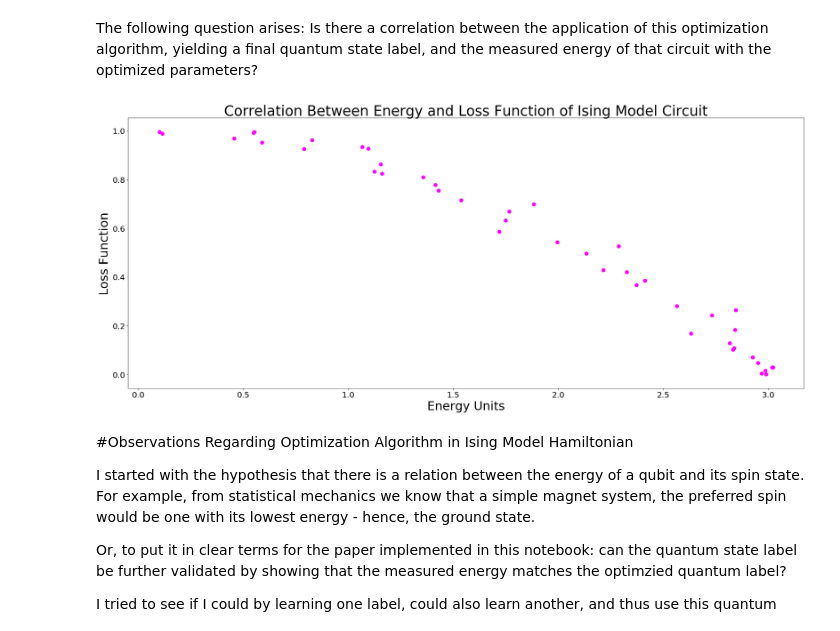
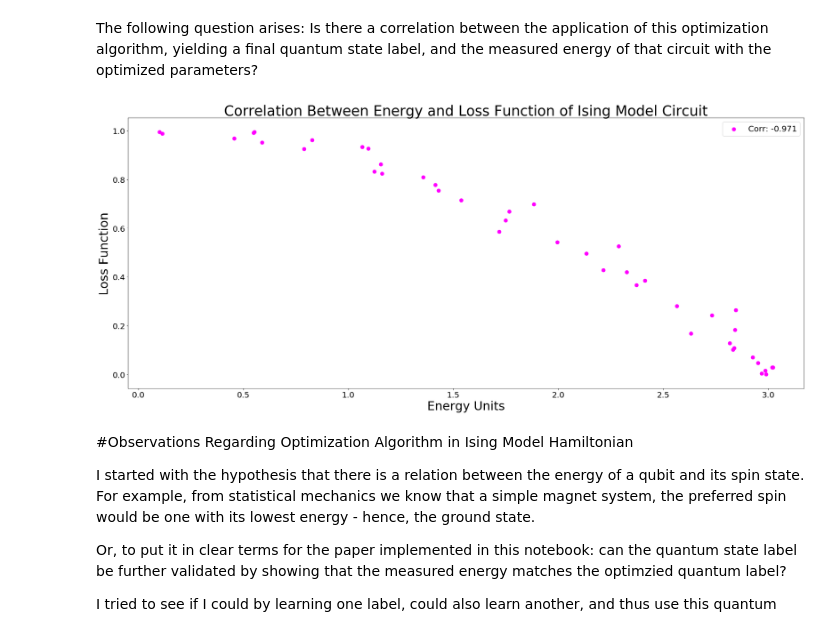
Before and after one commit to enriqueasegura/Fmethod, a Jupyter notebook: Quantum_X_Write_Up.ipynb, the cells around one changed output. Cells and saved outputs as stored; diff of their text form; code cells hidden in the pictures.

```diff
--- a/Quantum_X_Write_Up.ipynb
+++ b/Quantum_X_Write_Up.ipynb
@@ -1255,21 +1252,21 @@ The following question arises: Is there a correlation between the application of
 # %%
 energy_study = plt.figure(figsize=(30,12))
 
 coef_results = np.corrcoef(ising_ml_adam[6],ising_ml_adam[3])
 
 #extract the element for cov(Loss, Energy) from the covariance matrix:
 correlation_loss_energy = np.around(coef_results[1][0],3)
 
 plt.scatter(ising_ml_adam[6],ising_ml_adam[3], marker='o', color='magenta', label = 'Corr: '+ str(correlation_loss_energy), s=80)
 plt.tick_params(labelsize=20)
 
 plt.xlabel('Energy Units', fontsize=30)
 plt.ylabel('Loss Function', fontsize=30)
 plt.title('Correlation Between Energy and Loss Function of Ising Model Circuit', fontsize=35)
-#plt.legend(loc='best',fontsize=20)
+plt.legend(loc='best',fontsize=20)
 plt.subplots_adjust(top=.9)
 # %% [output]
-[figure, old version]
+[figure, new version]
 # %% [markdown]
 #Observations Regarding Optimization Algorithm in Ising Model Hamiltonian
 
```
Also changed, not shown: parts of 2 cells of this notebook.
